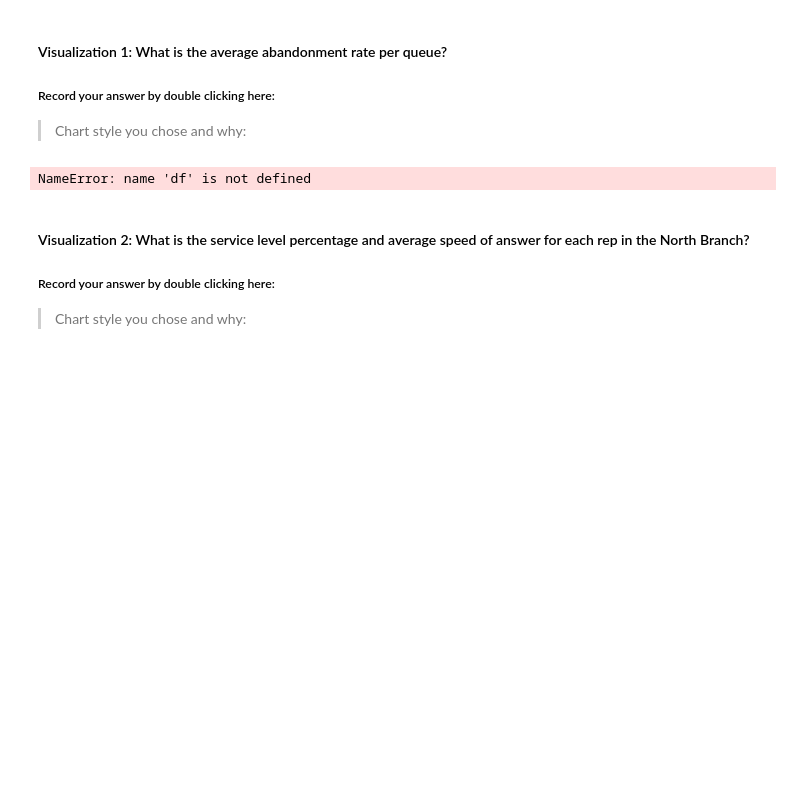
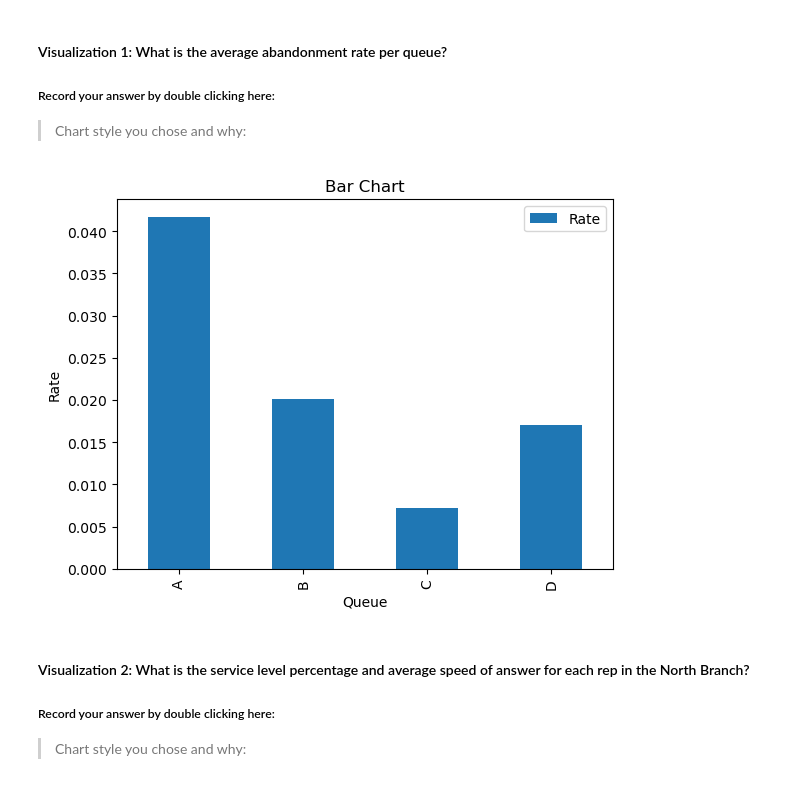
Before and after one commit to VasanthiBodasingi/call-center-cleanup-assignment, a Jupyter notebook: Call_Center_Cleanup.ipynb, the cells around one changed output. Saved outputs shown, nothing was run; the diff lists cells and outputs as text; code cells hidden in the pictures; blank space fills up the shorter version.

```diff
--- a/Call_Center_Cleanup.ipynb
+++ b/Call_Center_Cleanup.ipynb
@@ -179,3 +194,11 @@ north_df.head(300)
 # %%
 #Code Used
+
+north_df['Sale']
+values = pd.unique(north_df['Sale'])
+print("sale values in the North branch" ,values)
+
 # Add Additional Cells as needed.
+north_df['Sale'] = north_df['Sale'].str.strip()
+values1 = pd.unique(north_df['Sale'])
+print("sale values in the North branch" ,values1)
@@ -187,9 +213,21 @@ north_df.head(300)
 #Code Used
 duplicates1 = north_df.duplicated()
 duplicates2 = south_df.duplicated()
+duplicates3 = df.duplicated()
 duplicates1.sum()
 duplicates2.sum()
+duplicates3.sum()
+
 # Add Additional Cells as needed.
+
+#dropping duplicate values
+df = df.drop_duplicates()
+north_df = north_df.drop_duplicates()
+south_df = south_df.drop_duplicates()
+duplicates1 = north_df.duplicated()
+duplicates1.sum()
+duplicates2 = south_df.duplicated()
+duplicates2.sum()
 # %% [output]
 0
 # %% [markdown]
@@ -348,19 +465,33 @@ Create a visualization for each of the following questions. Some of the code to
 # %%
 # Create visualization 1 here
 # Import any additional libraries needed with alias
 
 
 
 # The dictionary abandonment_rates has the data you need.
 abandonment_rates = {}
 queues = ["A", "B", "C", "D"]
+rate = [0,0,0,0]
 queue_dict = df.groupby("Queue").agg("sum")
 for i in range(4):
     abandonment_rates[queues[i]] = queue_dict["Abandoned"][i] / queue_dict["Calls"][i]
+    rate[i] = queue_dict["Abandoned"][i] / queue_dict["Calls"][i]
+#Your Code Here:
 
-#Your Code Here:
+data = {'Queue': queues,
+        'Rate': rate}
+df1 = pd.DataFrame(data)
+
+# Generate the bar chart
+df1.plot(kind='bar', x='Queue', y='Rate')
+
+# Customize the plot
+plt.xlabel('Queue')
+plt.ylabel('Rate')
+plt.title('Bar Chart')
+plt.show()
 # %% [output]
-NameError: name 'df' is not defined
+[figure, added]
 # %% [markdown]
 #### Visualization 2: What is the service level percentage and average speed of answer for each rep in the North Branch?
 ##### Record your answer by double clicking here:
```
Also changed, not shown: parts of 20 cells of this notebook.
